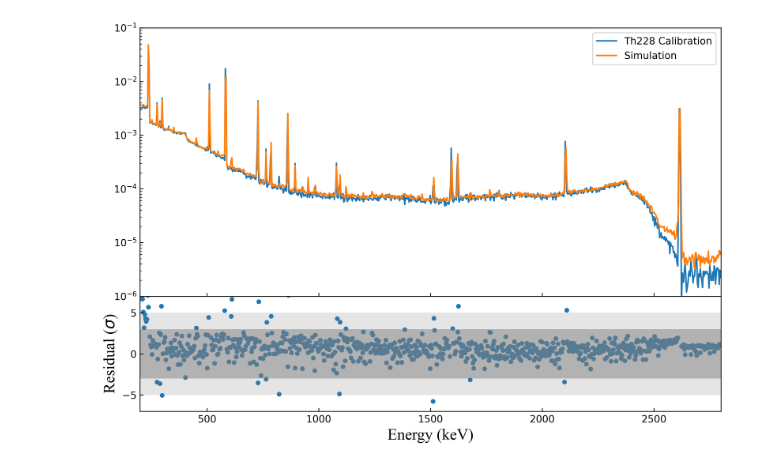
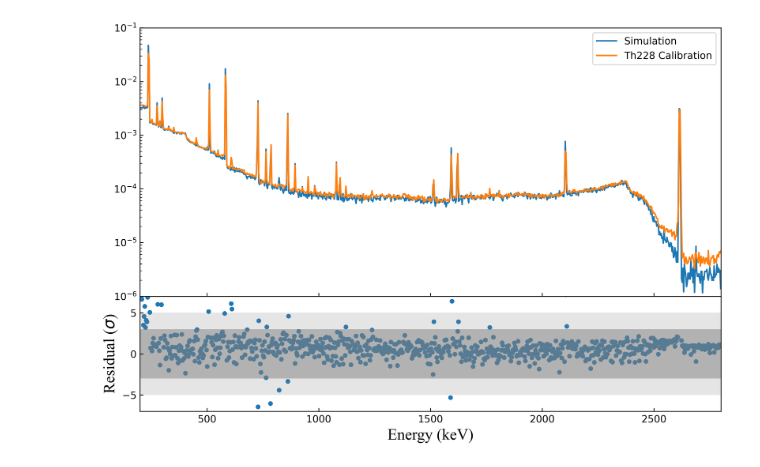
Before and after one commit to Roy-phi/0vbb-data-analysis, a Jupyter notebook: C1B_0vbb/MC_confirm.ipynb, the cells around one changed output. Saved outputs shown, nothing was run; the diff lists cells and outputs as text; code cells hidden in the pictures.

Commit message:
A/E compare

```diff
--- a/C1B_0vbb/MC_confirm.ipynb
+++ b/C1B_0vbb/MC_confirm.ipynb
@@ -28,6 +28,7 @@ def poly(x,a,b,c):
 def E_residual_correction(E):#可能适用于高能区，关注低能区时还是使用主放的刻度结果吧
     ##三个参数对应的标准差是1.36950620e-01 2.78530318e-04 9.60822919e-08
     residual=poly(E,-1.07813878e+00,  2.80900668e-03, -9.02120397e-07)
+    return residual
 def Eff(range_,bins_):
     E,step=np.linspace(range_[0],range_[1],bins_,retstep=True)
     return 1-(E+step/2)/4710
@@ -70,8 +71,8 @@ def compare(E_cali_,E_mc_,fontsize_=16,save_path=None):
 
     plt.rcParams['xtick.direction'] = 'in'
     plt.rcParams['ytick.direction'] = 'in'
-    ax0.plot(E_x,mc_spec,label='Th228 Calibration')
-    ax0.plot(E_x,ca_spec,label='Simulation')
+    ax0.plot(E_x,mc_spec,label='Simulation')
+    ax0.plot(E_x,ca_spec,label='Th228 Calibration')
     ax0.set_yscale('log')
     ax0.set_ylim(1e-6,1e-1)
     ax0.set_xlim(range_[0],range_[1])
@@ -91,6 +92,6 @@ def compare(E_cali_,E_mc_,fontsize_=16,save_path=None):
     if(save_path):
         fig.savefig(save_path+'compare_mc_spec.svg',format='svg')
 # %%
-compare(E_cali,E_mc)
+compare(E_cali-E_residual_correction(E_cali),E_mc,save_path=pic_path)
 # %% [output]
-[figure, old version]
+[figure, new version]
```
Also changed, not shown: parts of 1 cell of this notebook, 1 other file.
